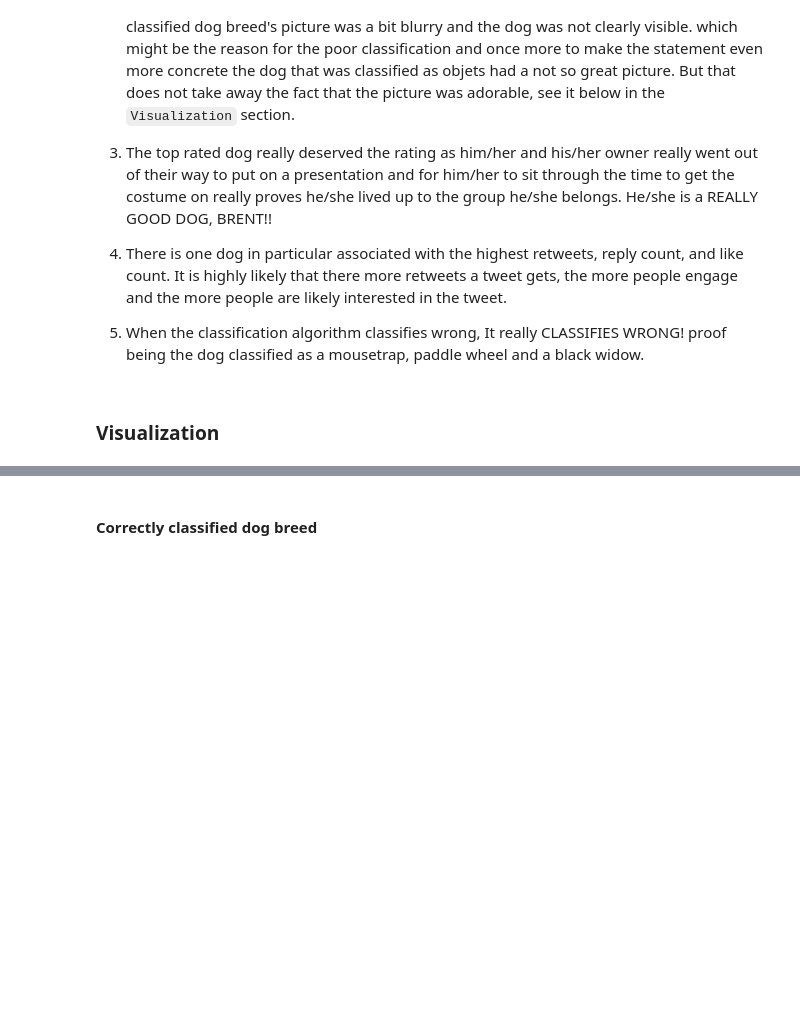
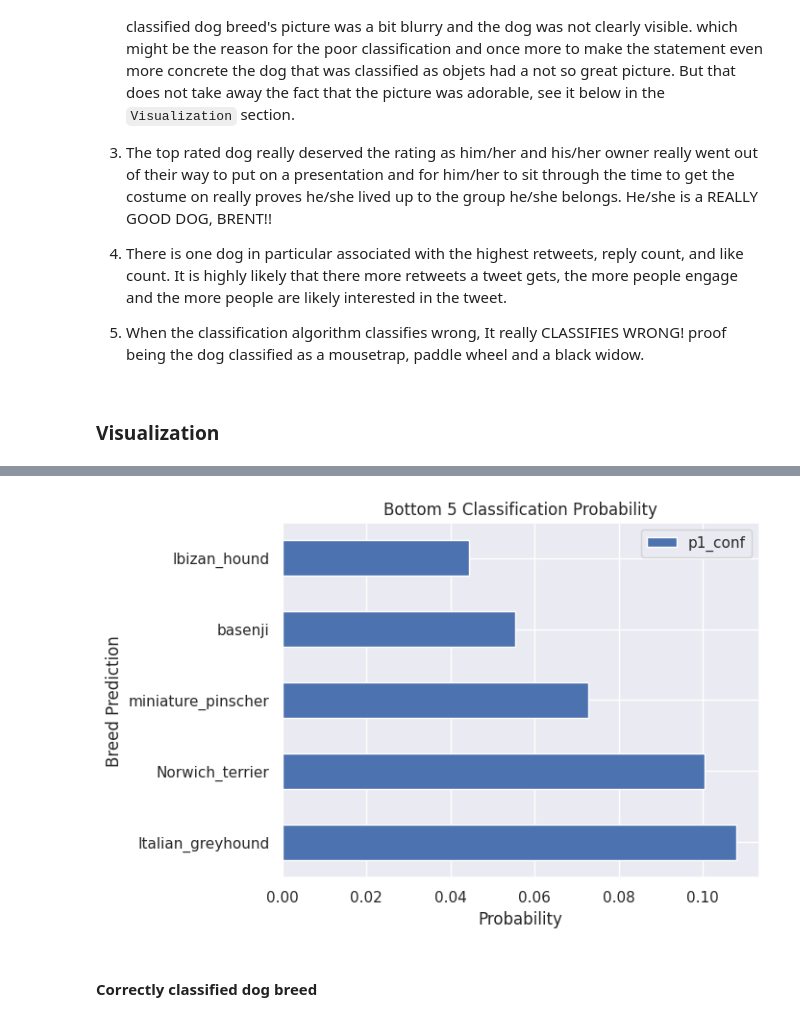
Before and after one commit to MmakolaMC/data_wrangling, a Jupyter notebook: wrangle_act.ipynb, the cells around one changed output, grey strips where cells are left out. Drawn from its saved outputs; the diff is of its cells as text; code cells hidden in the pictures; blank space fills up the shorter version.

```diff
--- a/wrangle_act.ipynb
+++ b/wrangle_act.ipynb
@@ -451,11 +766,13 @@ plt.savefig('top.png', bbox_inches='tight');
 # %%
 # Creating the data and plotting
-data_bottom = bottom_10.reset_index().drop(columns=['tweet_id', 'level_2']).set_index('p1')
+data_bottom = bottom_5.reset_index().drop(columns=['tweet_id', 'level_2']).set_index('p1')
 data_bottom.plot(kind='barh')
 plt.title('Bottom 5 Classification Probability')
 plt.xlabel('Probability')
 plt.ylabel('Breed Prediction')
 plt.savefig('bottom.png', bbox_inches='tight');
+# %% [output]
+[figure, added]
 # %% [markdown]
 #### Correctly classified dog breed
 # %%
```
Also changed, not shown: parts of 46 cells of this notebook, 3 other files.
